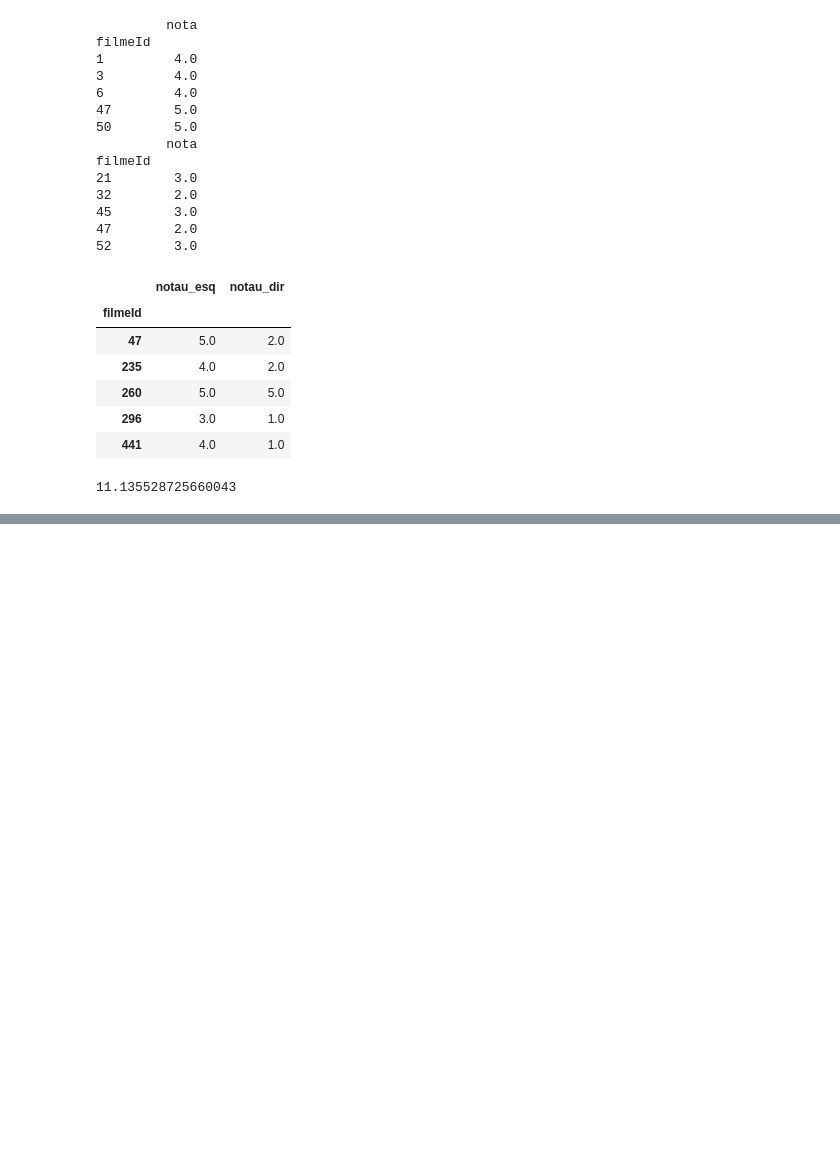
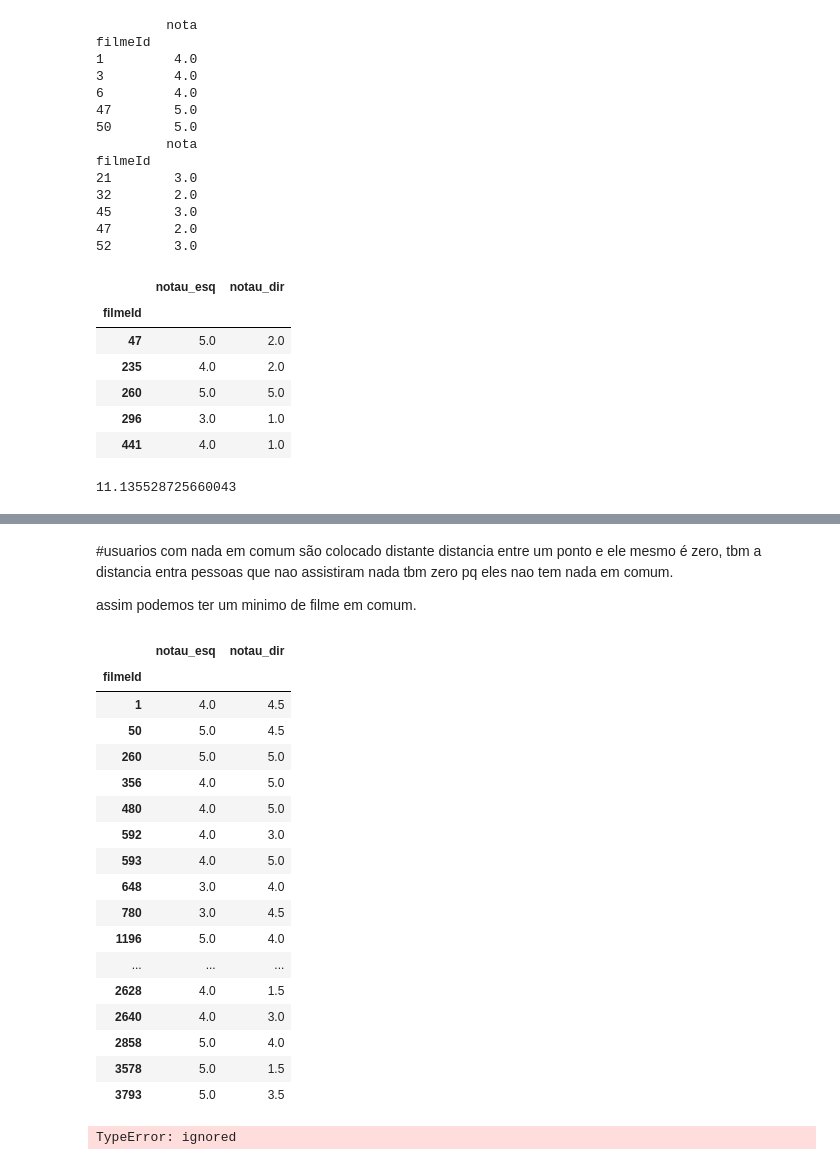
Before and after one commit to EduardoMoraesRitter/introducao-a-sistemas-de-recomendacao-com-python, a Jupyter notebook: distância_euclidiana_entre_usuários.ipynb, the cells around one changed output, grey strips where cells are left out. Cells and saved outputs as stored; diff of their text form; code cells hidden in the pictures; blank space fills up the shorter version.

```diff
--- a/distância_euclidiana_entre_usuários.ipynb
+++ b/distância_euclidiana_entre_usuários.ipynb
@@ -160,0 +231,30 @@ distancia_usuarios(1,4)
+# %% [markdown]
+#usuarios com nada em comum são colocado distante
+distancia entre um ponto e ele mesmo é zero, tbm a distancia entra pessoas que nao assistiram nada tbm zero pq eles nao tem nada em comum.
+
+assim podemos ter um minimo de filme em comum.
+# %%
+notas_usuario(1).join(notas_usuario(7), lsuffix="u_esq", rsuffix="u_dir").dropna()
+# %% [output]
+|  | notau_esq | notau_dir |
+| filmeId |  |  |
+| 1 | 4.0 | 4.5 |
+| 50 | 5.0 | 4.5 |
+| 260 | 5.0 | 5.0 |
+| 356 | 4.0 | 5.0 |
+| 480 | 4.0 | 5.0 |
+| 592 | 4.0 | 3.0 |
+| 593 | 4.0 | 5.0 |
+| 648 | 3.0 | 4.0 |
+| 780 | 3.0 | 4.5 |
+| 1196 | 5.0 | 4.0 |
+| ... | ... | ... |
+| 2628 | 4.0 | 1.5 |
+| 2640 | 4.0 | 3.0 |
+| 2858 | 5.0 | 4.0 |
+| 3578 | 5.0 | 1.5 |
+| 3793 | 5.0 | 3.5 |
+# %%
+ditancia_todos(1).distancia(0.000000)
+# %% [output]
+TypeError: ignored
```
Also changed, not shown: parts of 12 cells of this notebook.
